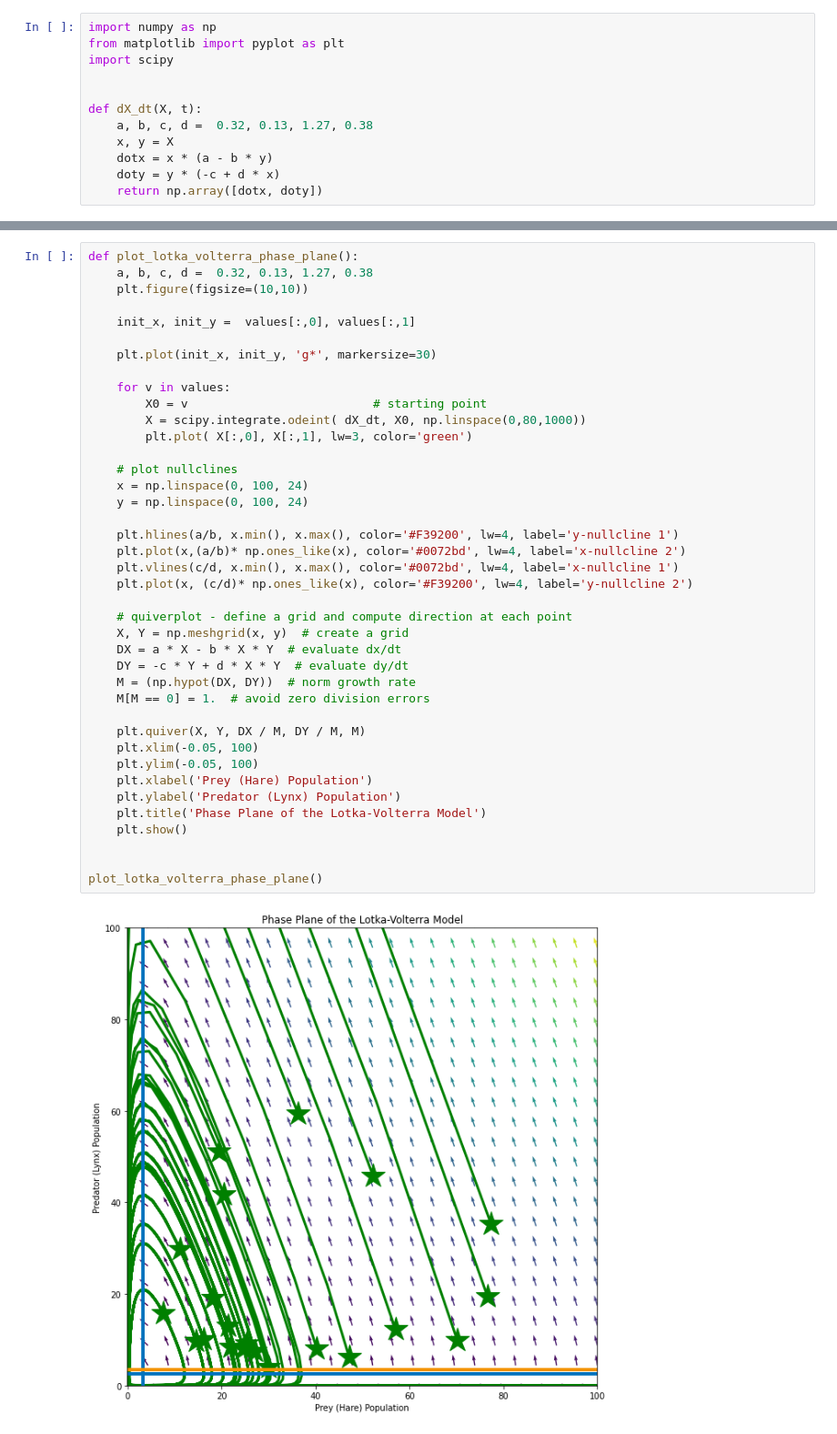
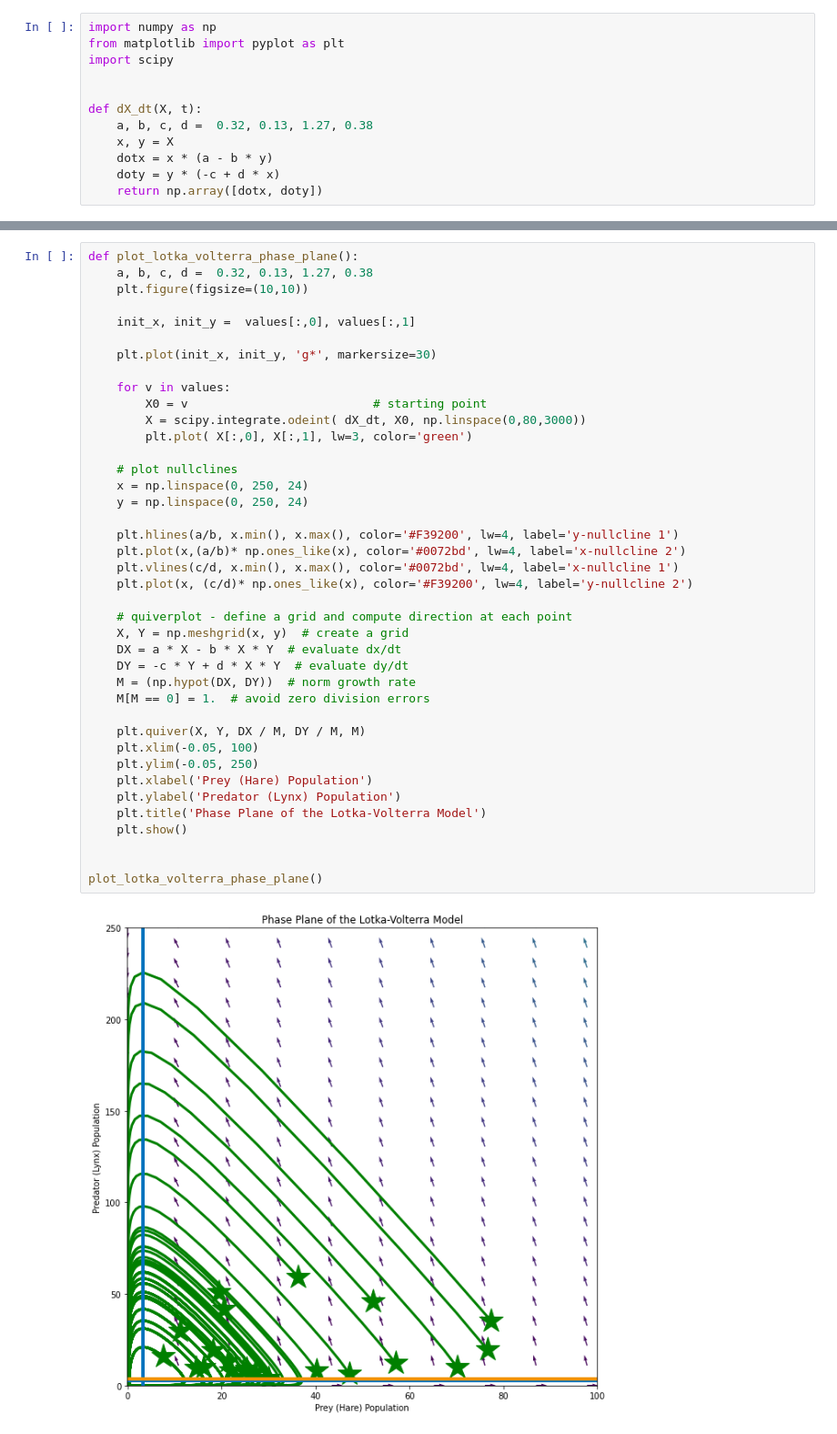
Before and after one commit to siilott/lotka-volterra-wolf-moose, a Jupyter notebook: lynx-hare-lotka-volterra.ipynb, the cells around one changed output, grey strips where cells are left out. Shown at 91% size. Drawn from its saved outputs; the diff is of its cells as text.

Commit message:
Generated Phase plane analysis graphs.

```diff
--- a/lynx-hare-lotka-volterra.ipynb
+++ b/lynx-hare-lotka-volterra.ipynb
@@ -274,35 +235,35 @@ def plot_lotka_volterra_phase_plane():
     plt.plot(init_x, init_y, 'g*', markersize=30)
 
     for v in values:
         X0 = v                          # starting point
-        X = scipy.integrate.odeint( dX_dt, X0, np.linspace(0,80,1000))
+        X = scipy.integrate.odeint( dX_dt, X0, np.linspace(0,80,3000))
         plt.plot( X[:,0], X[:,1], lw=3, color='green')
 
     # plot nullclines
-    x = np.linspace(0, 100, 24)
-    y = np.linspace(0, 100, 24)
+    x = np.linspace(0, 250, 24)
+    y = np.linspace(0, 250, 24)
 
     plt.hlines(a/b, x.min(), x.max(), color='#F39200', lw=4, label='y-nullcline 1')
     plt.plot(x,(a/b)* np.ones_like(x), color='#0072bd', lw=4, label='x-nullcline 2')
     plt.vlines(c/d, x.min(), x.max(), color='#0072bd', lw=4, label='x-nullcline 1')
     plt.plot(x, (c/d)* np.ones_like(x), color='#F39200', lw=4, label='y-nullcline 2')
 
     # quiverplot - define a grid and compute direction at each point
     X, Y = np.meshgrid(x, y)  # create a grid
     DX = a * X - b * X * Y  # evaluate dx/dt
     DY = -c * Y + d * X * Y  # evaluate dy/dt
     M = (np.hypot(DX, DY))  # norm growth rate
     M[M == 0] = 1.  # avoid zero division errors
 
     plt.quiver(X, Y, DX / M, DY / M, M)
     plt.xlim(-0.05, 100)
-    plt.ylim(-0.05, 100)
+    plt.ylim(-0.05, 250)
     plt.xlabel('Prey (Hare) Population')
     plt.ylabel('Predator (Lynx) Population')
     plt.title('Phase Plane of the Lotka-Volterra Model')
     plt.show()
 
 
 plot_lotka_volterra_phase_plane()
 # %% [output]
-[figure, old version]
+[figure, new version]
```
Also changed, not shown: parts of 10 cells of this notebook.
